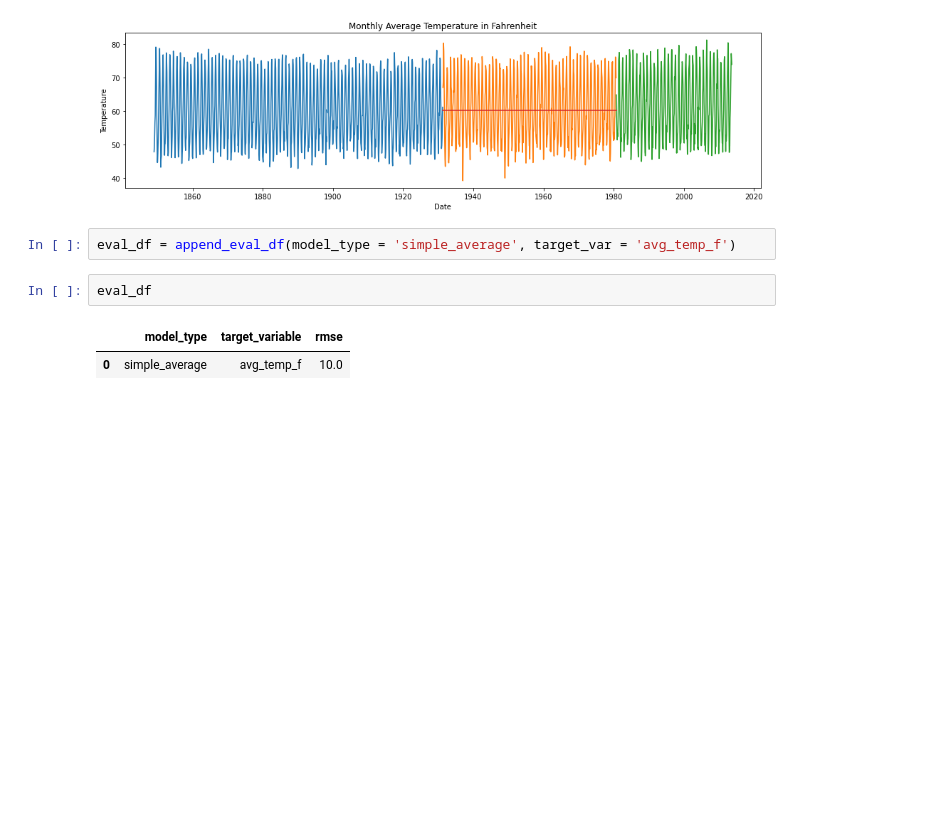
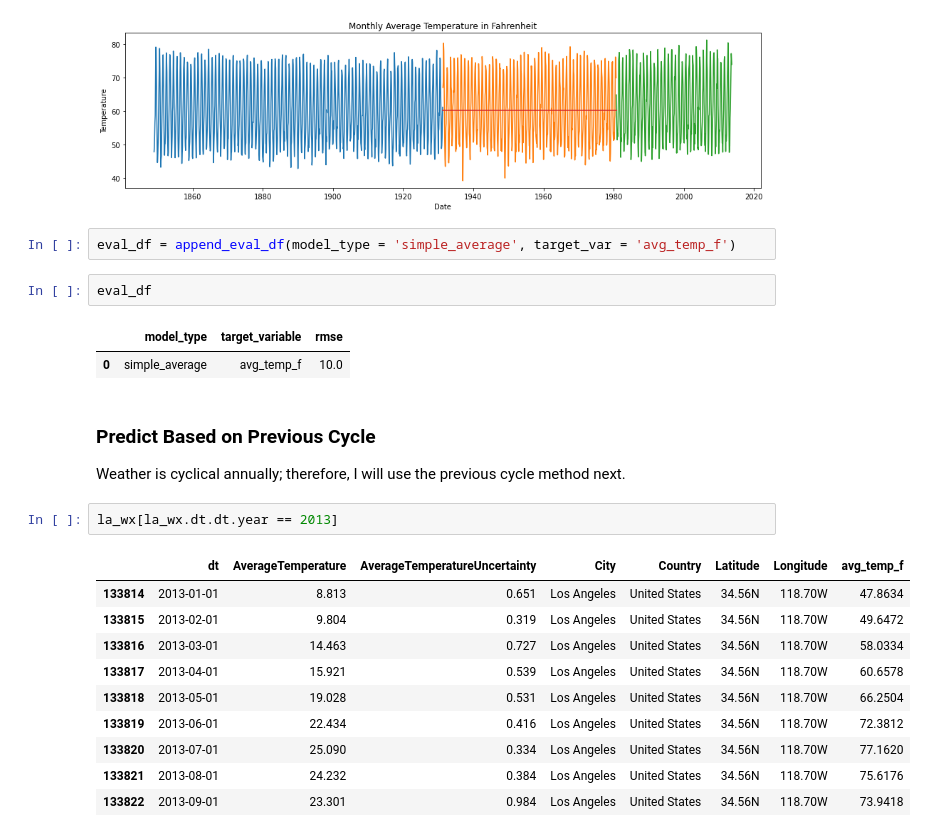
Before and after one commit to jeffakins/time_series, a Jupyter notebook: timeseries_mini_project.ipynb, the cells around one changed output. Drawn from its saved outputs; the diff is of its cells as text; blank space fills up the shorter version.

```diff
--- a/timeseries_mini_project.ipynb
+++ b/timeseries_mini_project.ipynb
@@ -239,3 +240,19 @@ eval_df
 # %% [output]
 |  | model_type | target_variable | rmse |
 | 0 | simple_average | avg_temp_f | 10.0 |
+# %% [markdown]
+### Predict Based on Previous Cycle
+Weather is cyclical annually; therefore, I will use the previous cycle method next.
+# %%
+la_wx[la_wx.dt.dt.year == 2013]
+# %% [output]
+|  | dt | AverageTemperature | AverageTemperatureUncertainty | City | Country | Latitude | Longitude | avg_temp_f |
+| 133814 | 2013-01-01 | 8.813 | 0.651 | Los Angeles | United States | 34.56N | 118.70W | 47.8634 |
+| 133815 | 2013-02-01 | 9.804 | 0.319 | Los Angeles | United States | 34.56N | 118.70W | 49.6472 |
+| 133816 | 2013-03-01 | 14.463 | 0.727 | Los Angeles | United States | 34.56N | 118.70W | 58.0334 |
+| 133817 | 2013-04-01 | 15.921 | 0.539 | Los Angeles | United States | 34.56N | 118.70W | 60.6578 |
+| 133818 | 2013-05-01 | 19.028 | 0.531 | Los Angeles | United States | 34.56N | 118.70W | 66.2504 |
+| 133819 | 2013-06-01 | 22.434 | 0.416 | Los Angeles | United States | 34.56N | 118.70W | 72.3812 |
+| 133820 | 2013-07-01 | 25.090 | 0.334 | Los Angeles | United States | 34.56N | 118.70W | 77.1620 |
+| 133821 | 2013-08-01 | 24.232 | 0.384 | Los Angeles | United States | 34.56N | 118.70W | 75.6176 |
+| 133822 | 2013-09-01 | 23.301 | 0.984 | Los Angeles | United States | 34.56N | 118.70W | 73.9418 |
```
Also changed, not shown: parts of 4 cells of this notebook.
